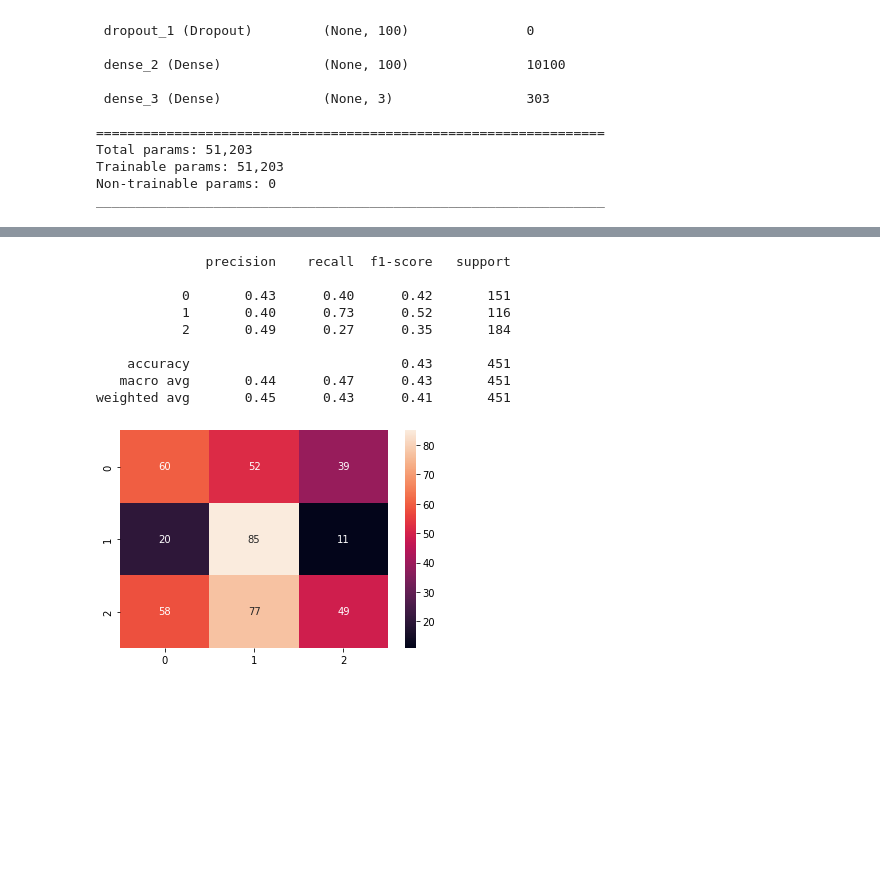
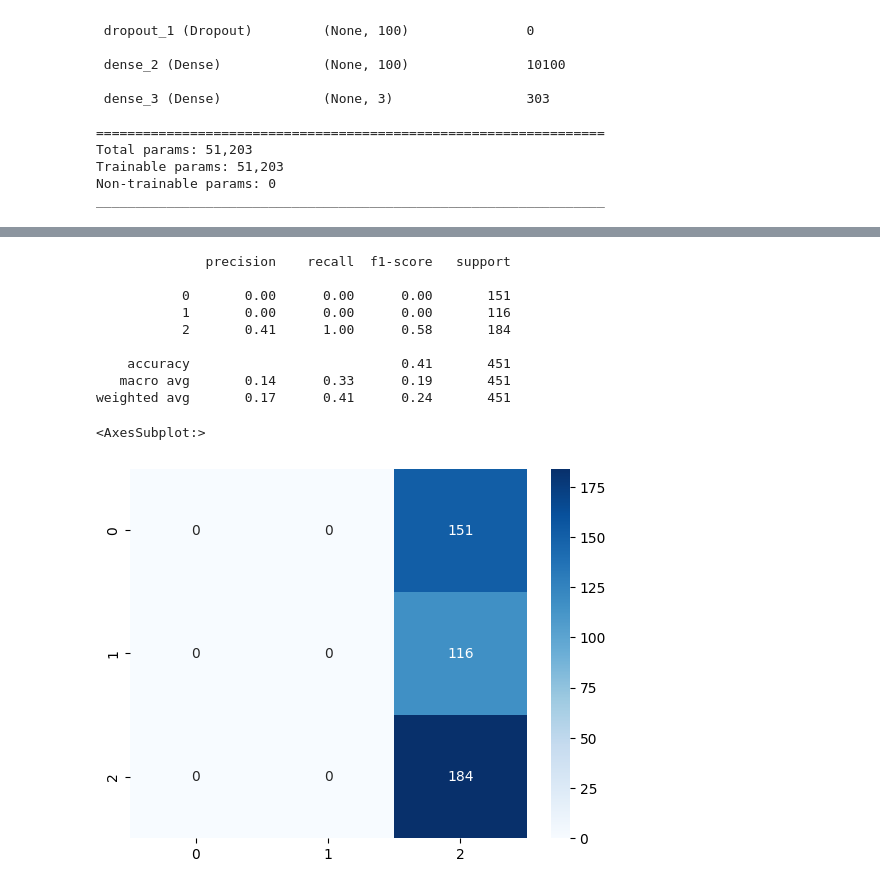
Before and after one commit to Tabed23/-Atrial-Fibrillation-Mono-Repo, a Jupyter notebook: meta/others/10Feature-Detection-Model.ipynb, the cells around one changed output, grey strips where cells are left out. Saved outputs shown, nothing was run; the diff lists cells and outputs as text; code cells hidden in the pictures; blank space fills up the shorter version.

```diff
--- a/meta/others/10Feature-Detection-Model.ipynb
+++ b/meta/others/10Feature-Detection-Model.ipynb
@@ -55,7 +54,7 @@ dtypes: int64(11)
 memory usage: 155.1 KB
 # %%
 # train-test split
-X = df.drop(columns = ['heart_axis','pacemaker','second_opinion','strat_fold','validated_by','validated_by_human','ritmi'])
+X = df.drop(columns = ['ritmi','heart_axis','pacemaker','second_opinion','strat_fold','validated_by','validated_by_human'])
 y = df['ritmi']
 X_train, X_test, y_train, y_test=train_test_split(X, y, test_size = 0.25, random_state = 1234)
 # %%
@@ -296,6 +256,6 @@ Non-trainable params: 0
 _________________________________________________________________
 # %%
 # fit network
-history_lstm = lstm_model.fit(X_train, y_train, epochs=100)
+history_lstm = lstm_model.fit(X_train, y_train, epochs=1)
 # evaluate model
 # %% [output]
@@ -331,19 +275,18 @@ print(classification_report(y_test_old,final_pred_lstm))
 # %% [output]
               precision    recall  f1-score   support
 
-           0       0.43      0.40      0.42       151
-           1       0.40      0.73      0.52       116
-           2       0.49      0.27      0.35       184
+           0       0.00      0.00      0.00       151
+           1       0.00      0.00      0.00       116
+           2       0.41      1.00      0.58       184
 
-    accuracy                           0.43       451
-   macro avg       0.44      0.47      0.43       451
-weighted avg       0.45      0.43      0.41       451
+    accuracy                           0.41       451
+   macro avg       0.14      0.33      0.19       451
+weighted avg       0.17      0.41      0.24       451
 # %%
-import seaborn as sns
-import matplotlib.pyplot as plt
-from sklearn.metrics import confusion_matrix
-cm = confusion_matrix(y_test_old,final_pred_lstm)
-sns.heatmap(cm, annot=True, fmt='d')
-plt.show()
+# confusion matrix
+
+cm = confusion_matrix(y_test_old, final_pred_lstm)
+sns.heatmap(cm, annot=True, fmt='d', cmap='Blues')
 # %% [output]
+<AxesSubplot:>
-[figure, old version]
+[figure, new version]
```
Also changed, not shown: parts of 19 cells of this notebook, 6 other files.
